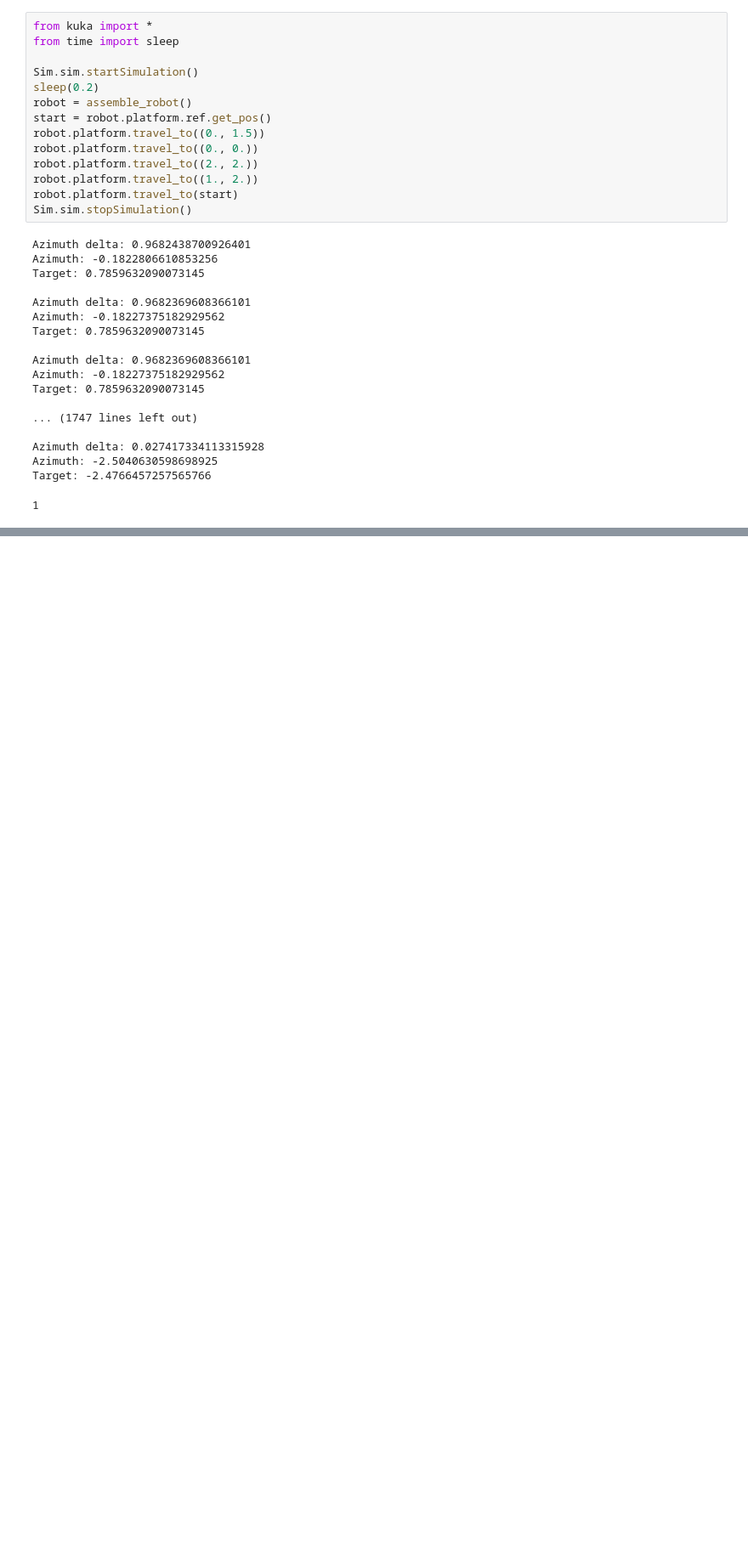
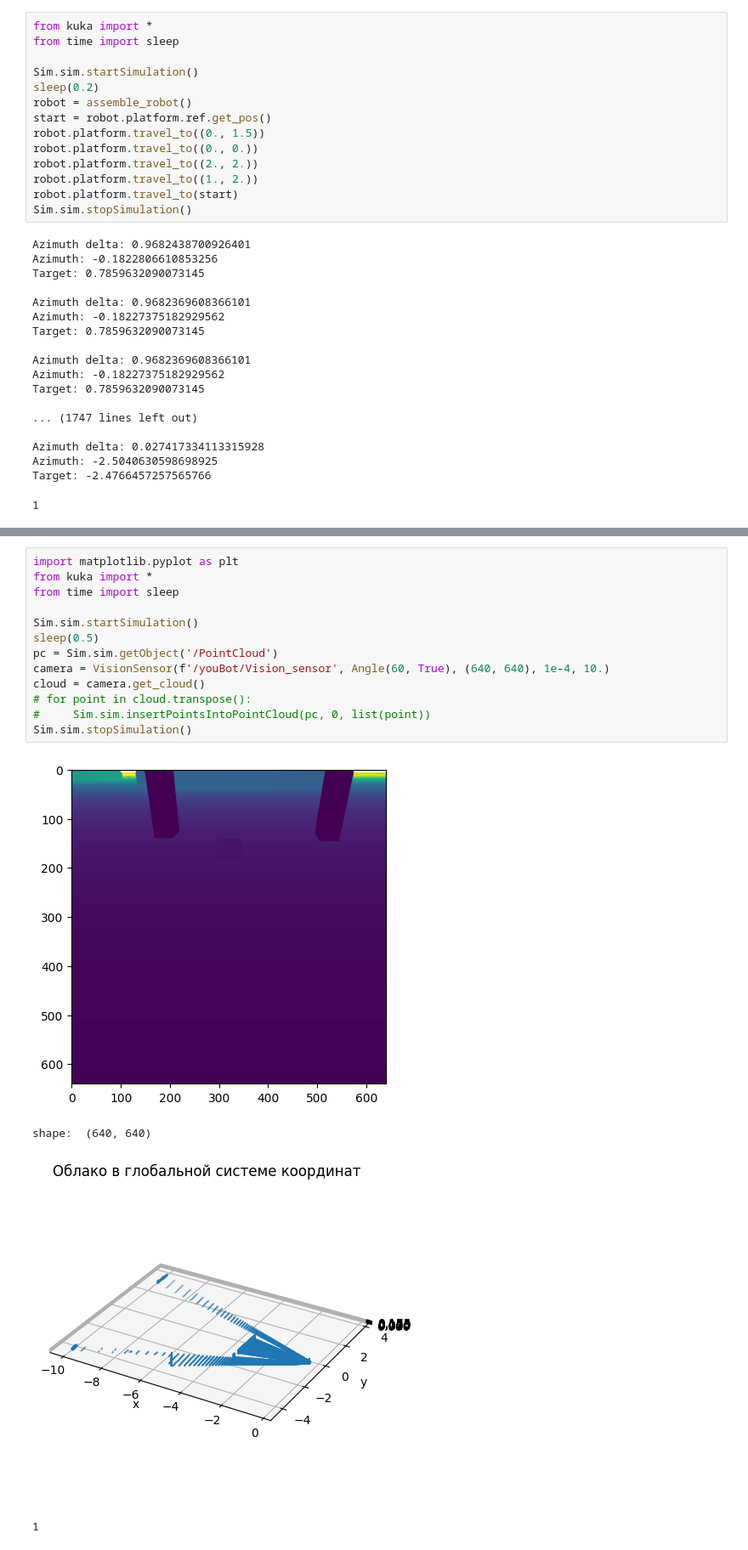
Before and after one commit to n04ka/youBot-brick-layer, a Jupyter notebook: debug.ipynb, the cells around one changed output, grey strips where cells are left out. Shown at 85% size. Saved outputs shown, nothing was run; the diff lists cells and outputs as text; blank space fills up the shorter version.

```diff
--- a/debug.ipynb
+++ b/debug.ipynb
@@ -468,0 +390,18 @@ M.array[*np.array([30,  0])]
+# %%
+import matplotlib.pyplot as plt
+from kuka import *
+from time import sleep
+
+Sim.sim.startSimulation()
+sleep(0.5)
+pc = Sim.sim.getObject('/PointCloud')
+camera = VisionSensor(f'/youBot/Vision_sensor', Angle(60, True), (640, 640), 1e-4, 10.)
+cloud = camera.get_cloud()
+# for point in cloud.transpose():
+#     Sim.sim.insertPointsIntoPointCloud(pc, 0, list(point))
+Sim.sim.stopSimulation()
+# %% [output]
+[figure, added]
+shape:  (640, 640)
+[figure, added]
+1
```
Also changed, not shown: parts of 27 cells of this notebook, 15 other files.
